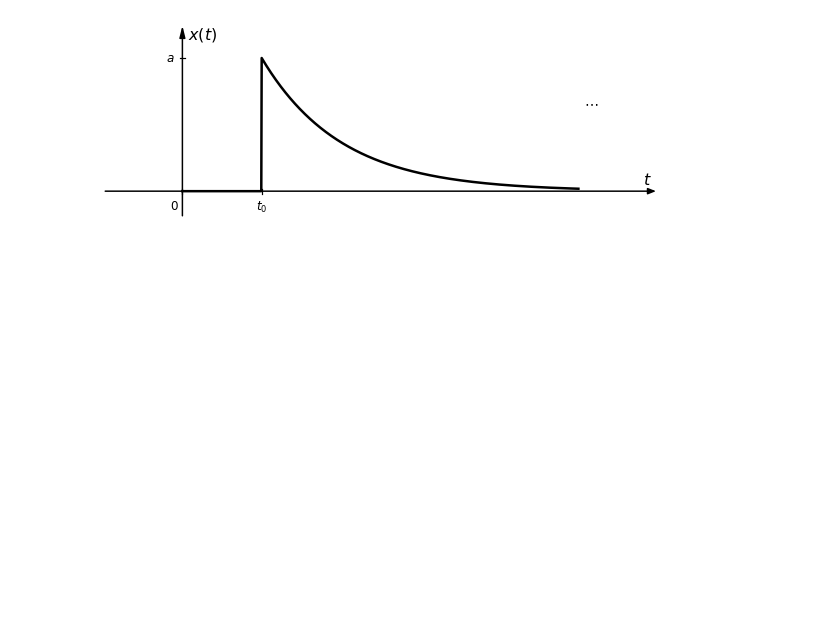
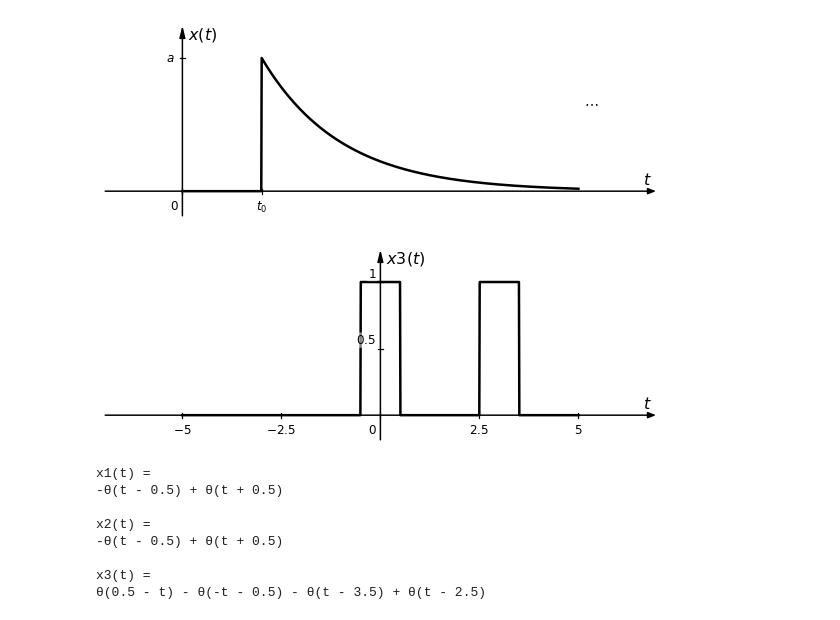
Before and after one commit to miguelmartfern/BlockDiagrams, a Jupyter notebook: docs/notebooks/signal_examples.ipynb, the cells around one changed output. Cells and saved outputs as stored; diff of their text form; code cells hidden in the pictures; blank space fills up the shorter version.

```diff
--- a/docs/notebooks/signal_examples.ipynb
+++ b/docs/notebooks/signal_examples.ipynb
@@ -124,3 +124,28 @@ import numpy as np
 SignalPlotter("x(t)=exp(-(t-1))*u(t-1)", xticks=[0, 1], xtick_labels=[0,'t_0'], yticks=[1], ytick_labels=['a'], horiz_range=[0, 5]).plot()
 # %% [output]
 [figure]
+# %%
+from blockdiagrams import SignalPlotter
+
+sp = SignalPlotter(horiz_range=(-5, 5))
+sp.add_signal("x1(t)=rect(t)")
+sp.add_signal("x2(t)=x1(t)")
+sp.add_signal("x3(t)=x2(-t)+x1(t-3)")
+sp.plot("x3")
+
+from sympy import pprint
+
+for name, expr in sp.signal_defs.items():
+    print(f"{name}(t) =")
+    pprint(expr)
+    print()
+# %% [output]
+[figure, added]
+x1(t) =
+-θ(t - 0.5) + θ(t + 0.5)
+
+x2(t) =
+-θ(t - 0.5) + θ(t + 0.5)
+
+x3(t) =
+θ(0.5 - t) - θ(-t - 0.5) - θ(t - 3.5) + θ(t - 2.5)
```
Also changed, not shown: parts of 17 cells of this notebook, 1 other file.
